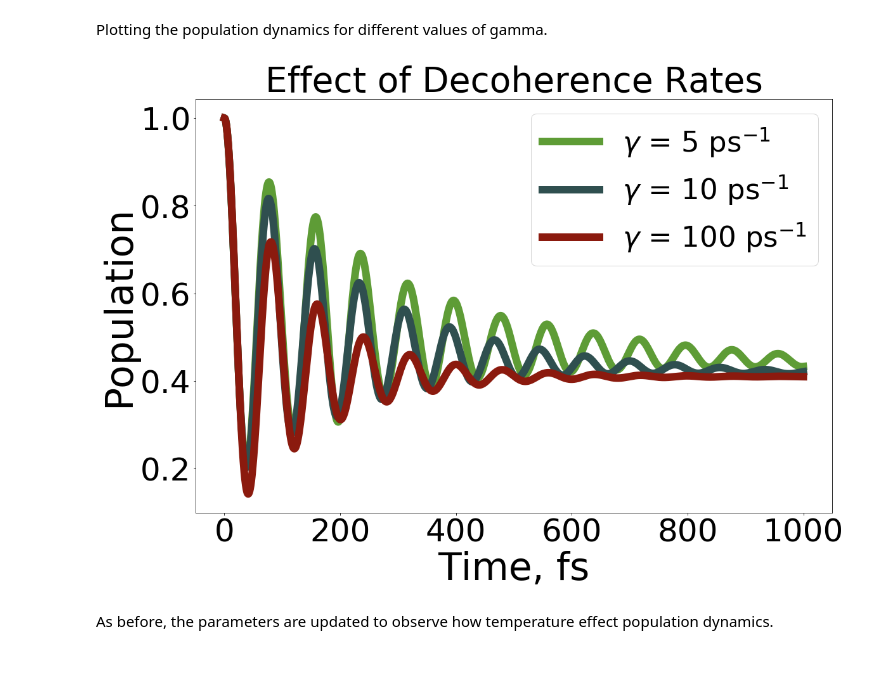
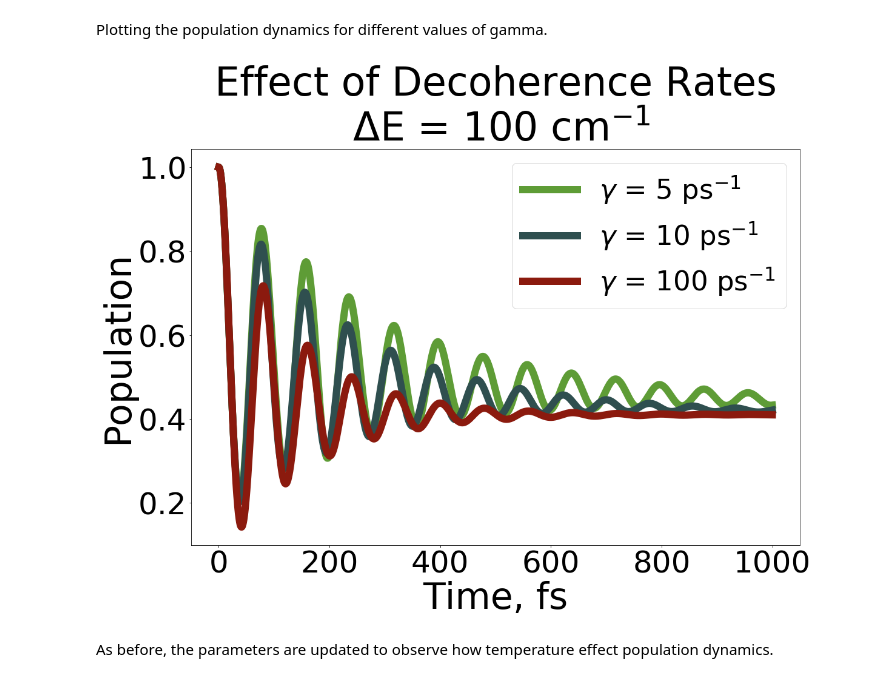
Before and after one commit to AkimovLab/Project_HEOM, a Jupyter notebook: comparative_analysis/Comparative Analysis.ipynb, the cells around one changed output. Cells and saved outputs as stored; diff of their text form; code cells hidden in the pictures.

```diff
--- a/comparative_analysis/Comparative Analysis.ipynb
+++ b/comparative_analysis/Comparative Analysis.ipynb
@@ -179,35 +179,35 @@ A = [ None, None ]
 with h5py.File(F"comparative/out_gamma_5_0/mem_data.hdf", 'r') as f:
     A[0] = list(f["time/data"][:] * units.au2fs)
     A[1] = list(f["denmat/data"][:, 0,0])
 
 B = [ None, None ]
 
 with h5py.File(F"comparative/out_default_0/mem_data.hdf", 'r') as f:
     B[0] = list(f["time/data"][:] * units.au2fs)
     B[1] = list(f["denmat/data"][:, 0,0])
 
 C = [ None, None ]
 
 with h5py.File(F"comparative/out_gamma_100_0/mem_data.hdf", 'r') as f:
     C[0] = list(f["time/data"][:] * units.au2fs)
     C[1] = list(f["denmat/data"][:, 0,0])
 
 
 plt.figure(1, figsize=(18, 12)) # dpi=300, frameon=False)
 plt.subplot(1,1,1)
-plt.title('Effect of Decoherence Rates', fontsize=55)
+plt.title('Effect of Decoherence Rates\n $\Delta$E = 100 cm$^{-1}$', fontsize=65)
 plt.xlabel('Time, fs',fontsize=60)
 plt.ylabel('Population',fontsize=60)
 plt.tick_params(labelsize=50)
 plt.plot(A[0], A[1], label="$\gamma$ = 5 ps$^{-1}$", linewidth=12, color = colors["21"])
 plt.plot(B[0], B[1], label="$\gamma$ = 10 ps$^{-1}$", linewidth=12, color = colors["41"])
 plt.plot(C[0], C[1], label="$\gamma$ = 100 ps$^{-1}$", linewidth=12, color = colors["11"])
 
 plt.legend(fontsize=45)
 plt.show()
 plt.close()
 # %% [output]
-[figure, old version]
+[figure, new version]
 # %% [markdown]
 As before, the parameters are updated to observe how temperature effect population dynamics.
 # %%
```
Also changed, not shown: parts of 5 cells of this notebook, 4 other files.
